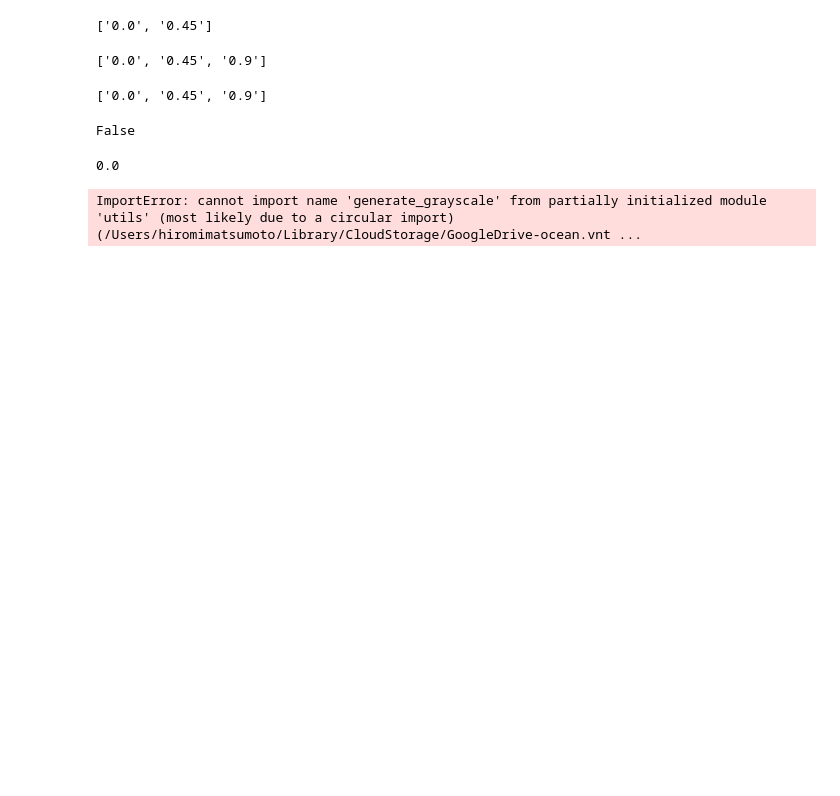
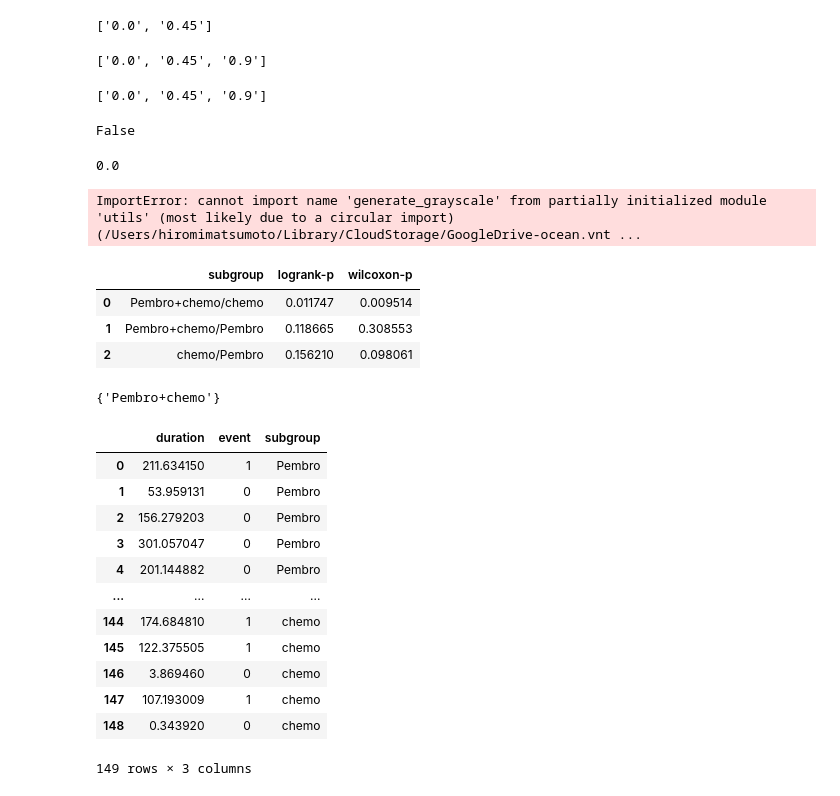
Before and after one commit to oceanvntp/KaplanMeier_curve_app, a Jupyter notebook: 設計用.ipynb, the cells around one changed output. Drawn from its saved outputs; the diff is of its cells as text; code cells hidden in the pictures; blank space fills up the shorter version.

```diff
--- a/設計用.ipynb
+++ b/設計用.ipynb
@@ -856,0 +891,27 @@ from utils import generate_grayscale, draw_km, median_duration, logrank_p_table,
+# %%
+logrank_p_table(df_e)
+# %% [output]
+|  | subgroup | logrank-p | wilcoxon-p |
+| 0 | Pembro+chemo/chemo | 0.011747 | 0.009514 |
+| 1 | Pembro+chemo/Pembro | 0.118665 | 0.308553 |
+| 2 | chemo/Pembro | 0.156210 | 0.098061 |
+# %%
+set(df.subgroup)
+# %% [output]
+{'Pembro+chemo'}
+# %%
+df_e
+# %% [output]
+|  | duration | event | subgroup |
+| 0 | 211.634150 | 1 | Pembro |
+| 1 | 53.959131 | 0 | Pembro |
+| 2 | 156.279203 | 0 | Pembro |
+| 3 | 301.057047 | 0 | Pembro |
+| 4 | 201.144882 | 0 | Pembro |
+| ... | ... | ... | ... |
+| 144 | 174.684810 | 1 | chemo |
+| 145 | 122.375505 | 1 | chemo |
+| 146 | 3.869460 | 0 | chemo |
+| 147 | 107.193009 | 1 | chemo |
+| 148 | 0.343920 | 0 | chemo |
+149 rows × 3 columns
```
Also changed, not shown: parts of 5 cells of this notebook, 5 other files.
